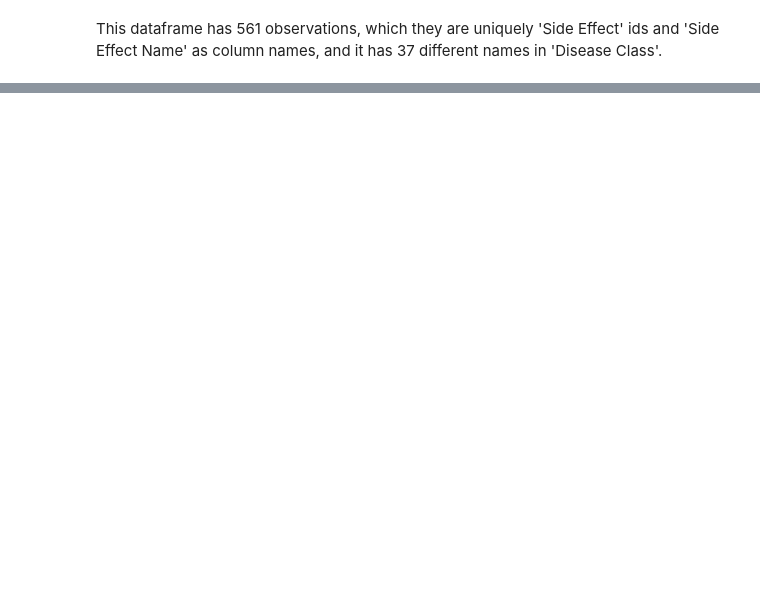
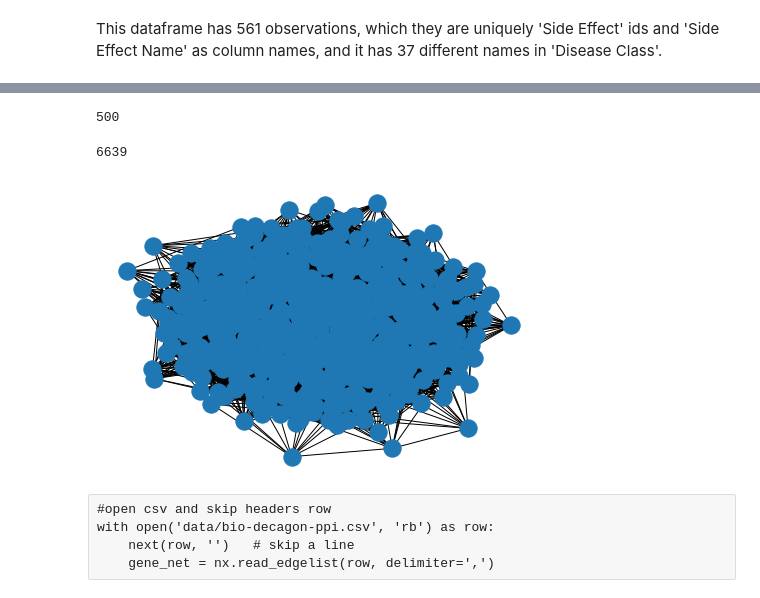
Before and after one commit to Lertas/Drug-Drug-Interaction-Prediction, a Jupyter notebook: Drug-Drug Interaction Prediction.ipynb, the cells around one changed output, grey strips where cells are left out. Drawn from its saved outputs; the diff is of its cells as text; code cells hidden in the pictures; blank space fills up the shorter version.

```diff
--- a/Drug-Drug Interaction Prediction.ipynb
+++ b/Drug-Drug Interaction Prediction.ipynb
@@ -370,0 +431,46 @@ This dataframe has 561 observations, which they are uniquely 'Side Effect' ids a
+# %%
+import networkx as nx
+import scipy.sparse as sp
+from itertools import combinations
+
+val_test_size = 0.05
+n_genes = 500
+n_drugs = 400
+n_drugdrug_rel_types = 3
+
+#####graph creation with 500 peaks, 50 peaks in each group
+gene_net = nx.planted_partition_graph(50, 10, 0.2, 0.05, seed=42)
+
+gene_adj = nx.adjacency_matrix(gene_net)
+gene_degrees = np.array(gene_adj.sum(axis=0)).squeeze()
+
+gene_drug_adj = sp.csr_matrix((10 * np.random.randn(n_genes, n_drugs) > 15).astype(int))
+drug_gene_adj = gene_drug_adj.transpose(copy=True)
+
+drug_drug_adj_list = []
+tmp = np.dot(drug_gene_adj, gene_drug_adj)
+for i in range(n_drugdrug_rel_types):
+    mat = np.zeros((n_drugs, n_drugs))
+    for d1, d2 in combinations(list(range(n_drugs)), 2):
+        if tmp[d1, d2] == i + 4:
+            mat[d1, d2] = mat[d2, d1] = 1.
+    drug_drug_adj_list.append(sp.csr_matrix(mat))
+drug_degrees_list = [np.array(drug_adj.sum(axis=0)).squeeze() for drug_adj in drug_drug_adj_list]
+# %%
+len(gene_net.nodes)
+# %% [output]
+500
+# %%
+len(gene_net.edges)
+# %% [output]
+6639
+# %%
+nx.draw(gene_net)
+plt.show()
+# %% [output]
+[figure, added]
+# %% [raw]
+#open csv and skip headers row
+with open('data/bio-decagon-ppi.csv', 'rb') as row:
+    next(row, '')   # skip a line
+    gene_net = nx.read_edgelist(row, delimiter=',')
```
Also changed, not shown: parts of 67 cells of this notebook.
